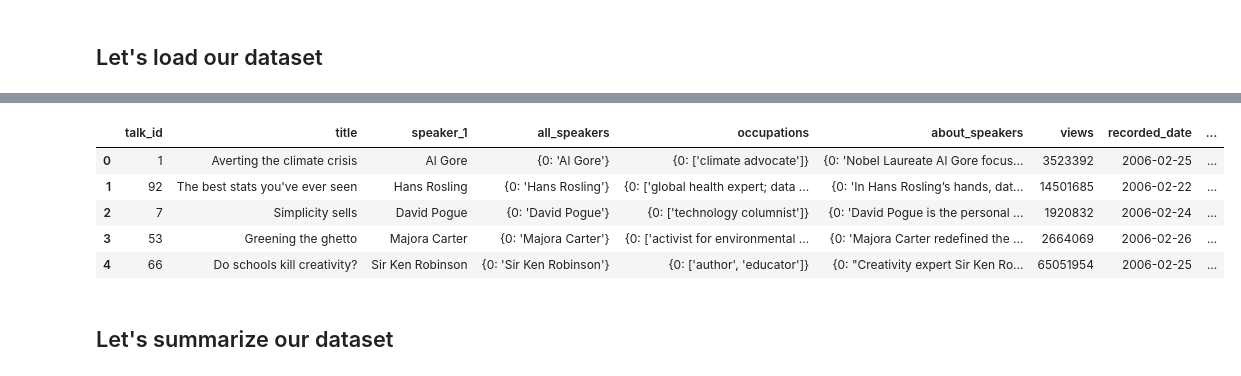
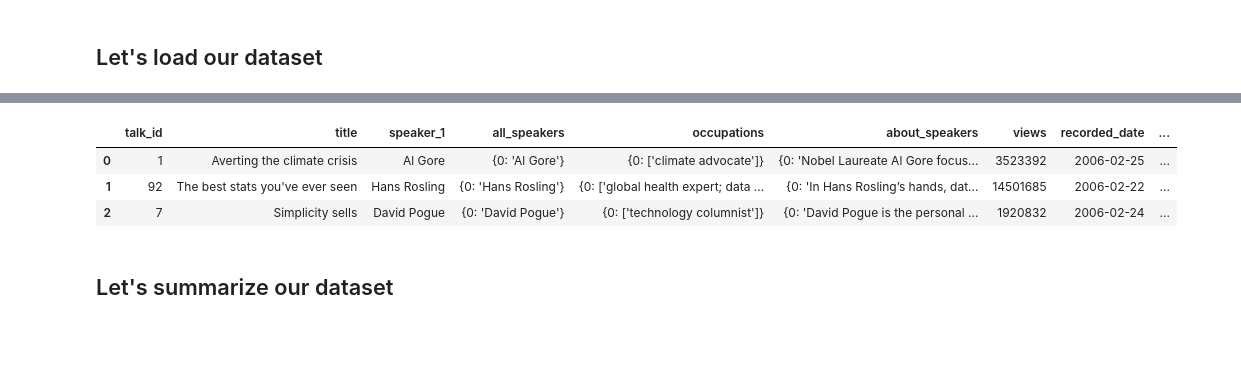
Before and after one commit to Mohamed-Harish-M-123/Capstone-Project-II, a Jupyter notebook: TED_Talks_views_prediction.ipynb, the cells around one changed output, grey strips where cells are left out. Cells and saved outputs as stored; diff of their text form; code cells hidden in the pictures; blank space fills up the shorter version.

```diff
--- a/TED_Talks_views_prediction.ipynb
+++ b/TED_Talks_views_prediction.ipynb
@@ -75,12 +75,10 @@ Drive already mounted at /content/drive; to attempt to forcibly remount, call dr
 # %%
-df.head(5)
+df.head(3)
 # %% [output]
 |  | talk_id | title | speaker_1 | all_speakers | occupations | about_speakers | views | recorded_date | ... |
 | 0 | 1 | Averting the climate crisis | Al Gore | {0: 'Al Gore'} | {0: ['climate advocate']} | {0: 'Nobel Laureate Al Gore focus... | 3523392 | 2006-02-25 | ... |
 | 1 | 92 | The best stats you've ever seen | Hans Rosling | {0: 'Hans Rosling'} | {0: ['global health expert; data ... | {0: 'In Hans Rosling’s hands, dat... | 14501685 | 2006-02-22 | ... |
 | 2 | 7 | Simplicity sells | David Pogue | {0: 'David Pogue'} | {0: ['technology columnist']} | {0: 'David Pogue is the personal ... | 1920832 | 2006-02-24 | ... |
-| 3 | 53 | Greening the ghetto | Majora Carter | {0: 'Majora Carter'} | {0: ['activist for environmental ... | {0: 'Majora Carter redefined the ... | 2664069 | 2006-02-26 | ... |
-| 4 | 66 | Do schools kill creativity? | Sir Ken Robinson | {0: 'Sir Ken Robinson'} | {0: ['author', 'educator']} | {0: "Creativity expert Sir Ken Ro... | 65051954 | 2006-02-25 | ... |
 # %% [markdown]
 ## Let's summarize our dataset
 # %%
```
Also changed, not shown: parts of 5 cells of this notebook.
